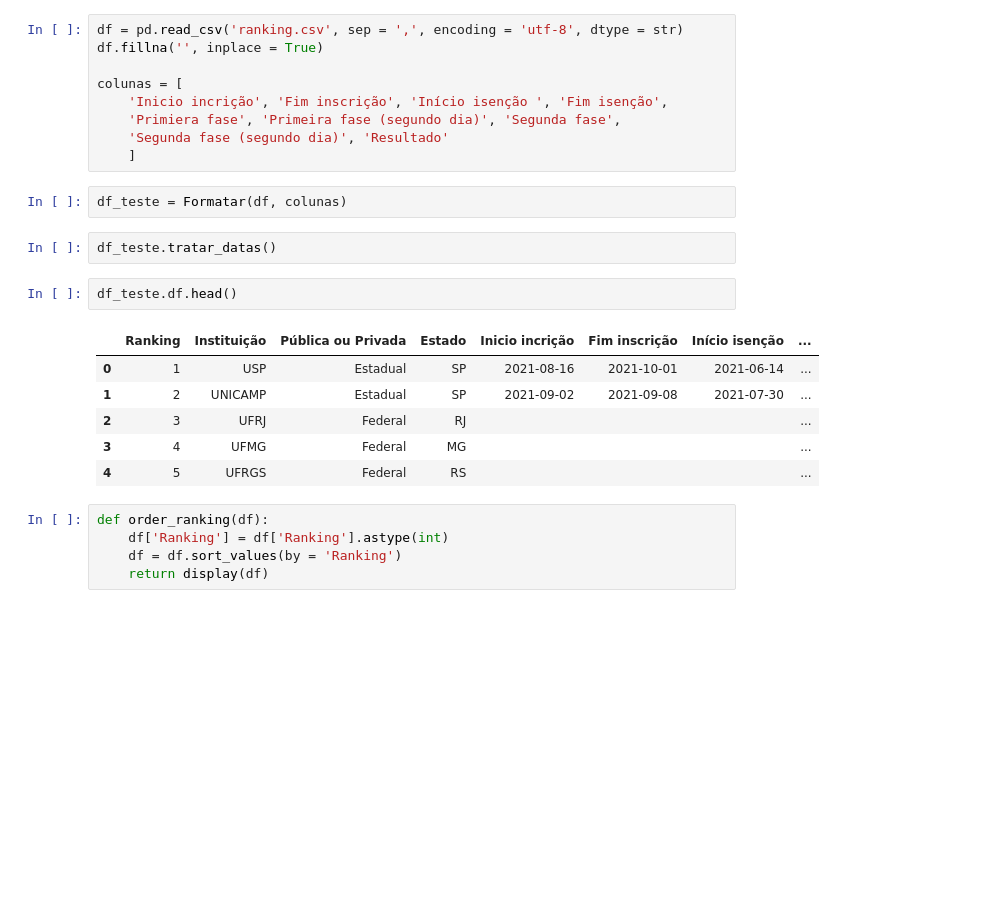
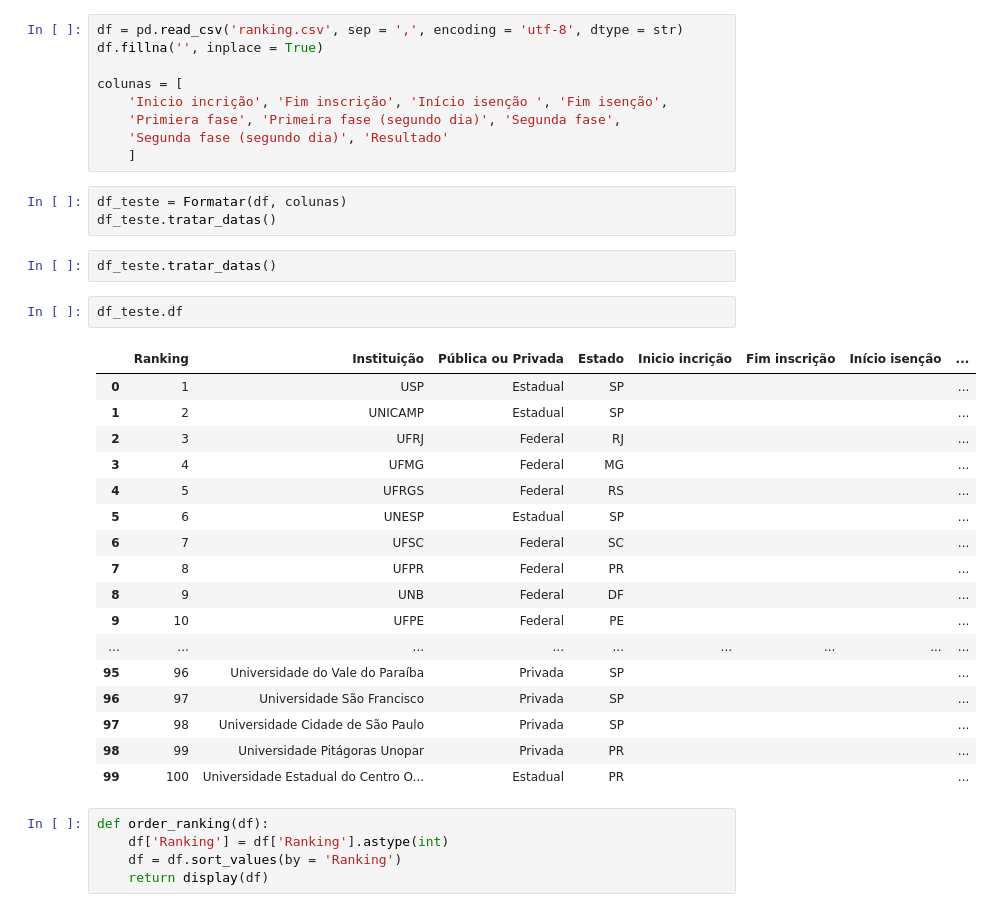
Before and after one commit to Marina-Lara/Framework-Vestibulares, a Jupyter notebook: tratando.ipynb, the cells around one changed output. Drawn from its saved outputs; the diff is of its cells as text; blank space fills up the shorter version.

```diff
--- a/tratando.ipynb
+++ b/tratando.ipynb
@@ -85,17 +85,29 @@ colunas = [
     ]
 # %%
 df_teste = Formatar(df, colunas)
+df_teste.tratar_datas()
 # %%
 df_teste.tratar_datas()
 # %%
-df_teste.df.head()
+df_teste.df
 # %% [output]
 |  | Ranking | Instituição | Pública ou Privada | Estado | Inicio incrição | Fim inscrição | Início isenção | ... |
-| 0 | 1 | USP | Estadual | SP | 2021-08-16 | 2021-10-01 | 2021-06-14 | ... |
-| 1 | 2 | UNICAMP | Estadual | SP | 2021-09-02 | 2021-09-08 | 2021-07-30 | ... |
+| 0 | 1 | USP | Estadual | SP |  |  |  | ... |
+| 1 | 2 | UNICAMP | Estadual | SP |  |  |  | ... |
 | 2 | 3 | UFRJ | Federal | RJ |  |  |  | ... |
 | 3 | 4 | UFMG | Federal | MG |  |  |  | ... |
 | 4 | 5 | UFRGS | Federal | RS |  |  |  | ... |
+| 5 | 6 | UNESP | Estadual | SP |  |  |  | ... |
+| 6 | 7 | UFSC | Federal | SC |  |  |  | ... |
+| 7 | 8 | UFPR | Federal | PR |  |  |  | ... |
+| 8 | 9 | UNB | Federal | DF |  |  |  | ... |
+| 9 | 10 | UFPE | Federal | PE |  |  |  | ... |
+| ... | ... | ... | ... | ... | ... | ... | ... | ... |
+| 95 | 96 | Universidade do Vale do Paraí­ba | Privada | SP |  |  |  | ... |
+| 96 | 97 | Universidade São Francisco | Privada | SP |  |  |  | ... |
+| 97 | 98 | Universidade Cidade de São Paulo | Privada | SP |  |  |  | ... |
+| 98 | 99 | Universidade Pitágoras Unopar | Privada | PR |  |  |  | ... |
+| 99 | 100 | Universidade Estadual do Centro O... | Estadual | PR |  |  |  | ... |
 # %%
 def order_ranking(df):
     df['Ranking'] = df['Ranking'].astype(int)
```
Also changed, not shown: 3 other files.
